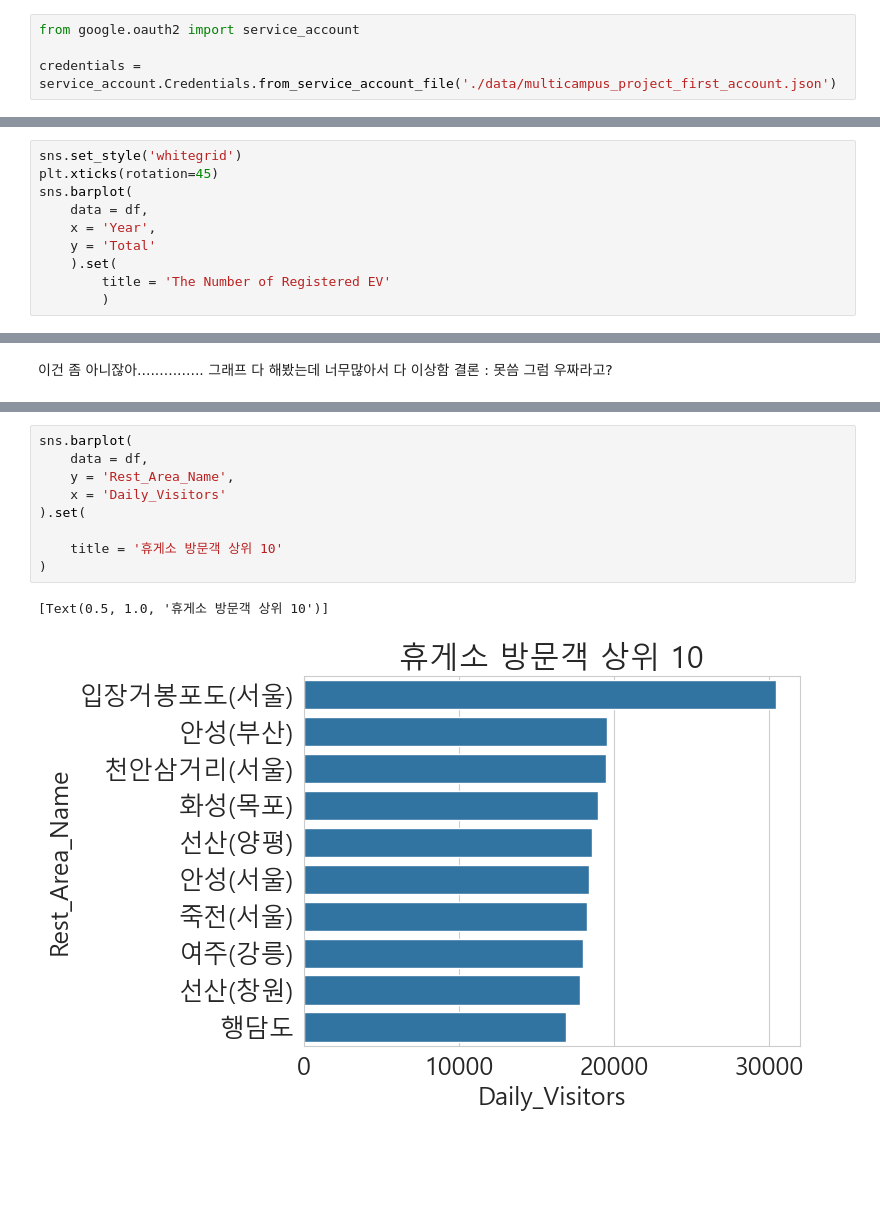
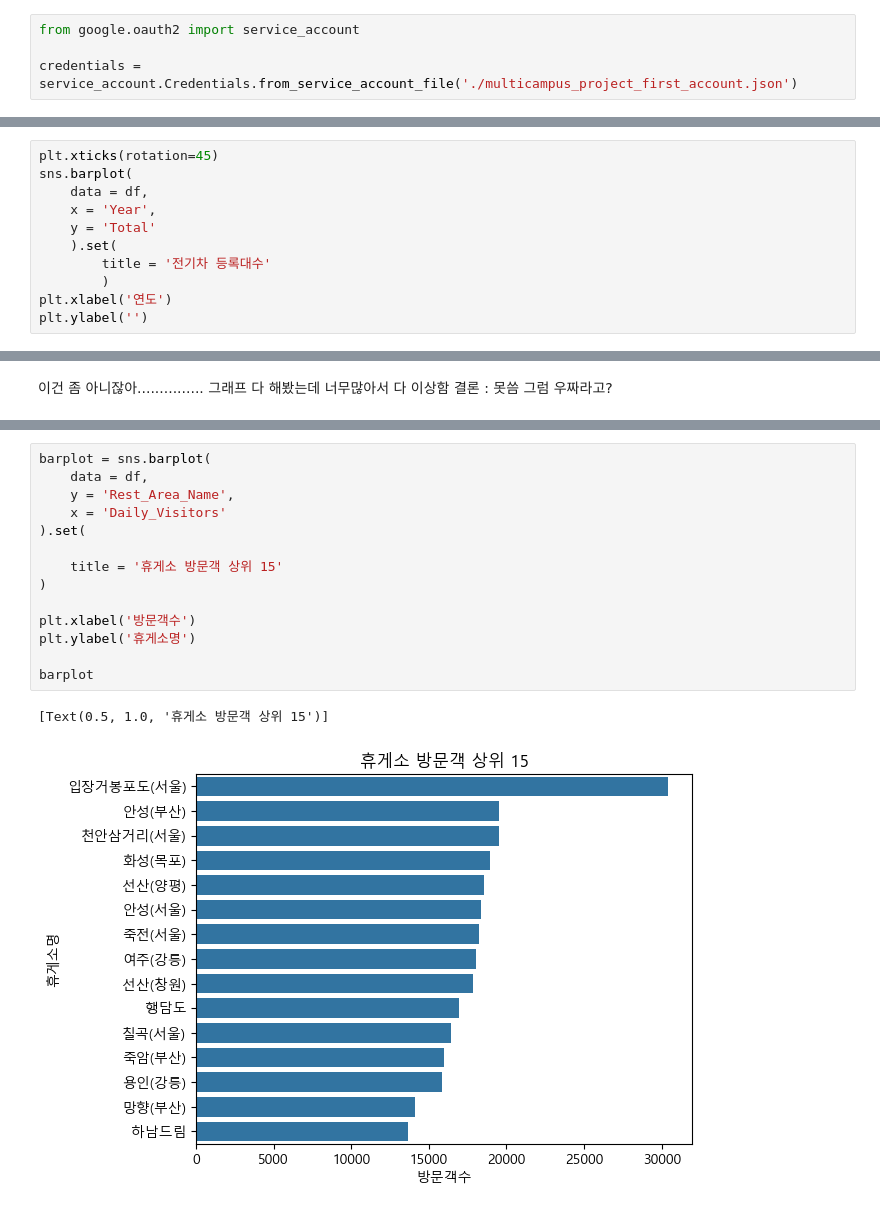
Before and after one commit to GRetriever/Data-Analysis-Project, a Jupyter notebook: project.ipynb, the cells around one changed output, grey strips where cells are left out. Drawn from its saved outputs; the diff is of its cells as text; blank space fills up the shorter version.

```diff
--- a/project.ipynb
+++ b/project.ipynb
@@ -34,7 +26,7 @@ import matplotlib.pyplot as plt
 # %%
 from google.oauth2 import service_account
 
-credentials = service_account.Credentials.from_service_account_file('./data/multicampus_project_first_account.json')
+credentials = service_account.Credentials.from_service_account_file('./multicampus_project_first_account.json')
 # %%
 from google.cloud import bigquery
 
@@ -118,13 +132,14 @@ df
 | 10 | 2022 | 310800 |
 | 11 | 2023 | 420905 |
 # %%
-sns.set_style('whitegrid')
 plt.xticks(rotation=45)
 sns.barplot(
     data = df,
     x = 'Year',
     y = 'Total'
     ).set(
-        title = 'The Number of Registered EV'
+        title = '전기차 등록대수'
         )
+plt.xlabel('연도')
+plt.ylabel('')
 # %% [output]
@@ -284,12 +494,17 @@ df
 # %%
-sns.barplot(
+barplot = sns.barplot(
     data = df,
     y = 'Rest_Area_Name',
     x = 'Daily_Visitors'
 ).set(
 
-    title = '휴게소 방문객 상위 10'
+    title = '휴게소 방문객 상위 15'
 )
+
+plt.xlabel('방문객수')
+plt.ylabel('휴게소명')
+
+barplot
 # %% [output]
-[Text(0.5, 1.0, '휴게소 방문객 상위 10')]
+[Text(0.5, 1.0, '휴게소 방문객 상위 15')]
-[figure, old version]
+[figure, new version]
```
Also changed, not shown: parts of 50 cells of this notebook.
